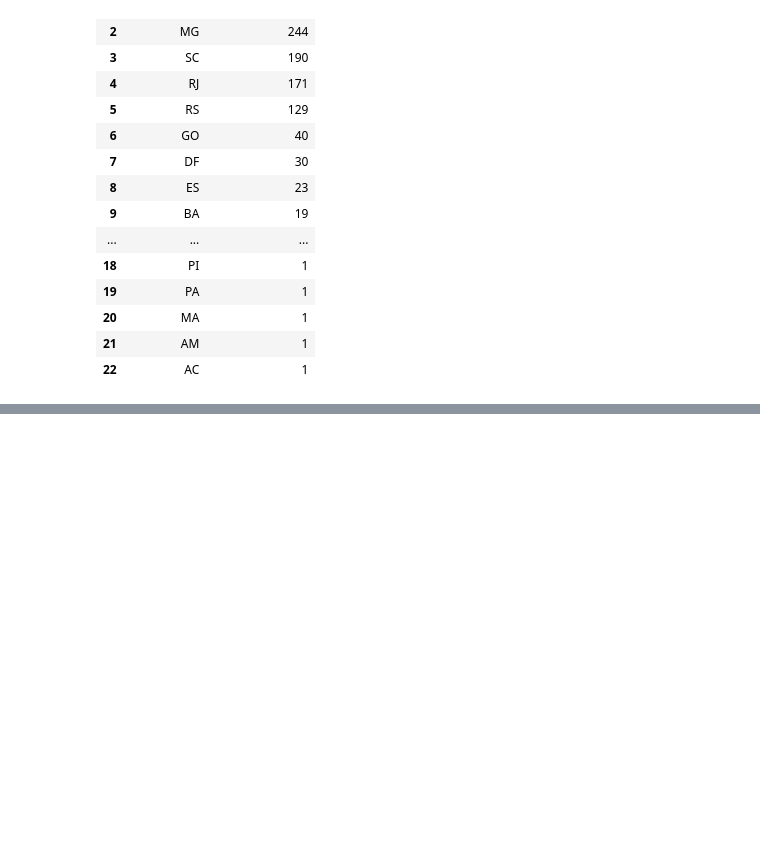
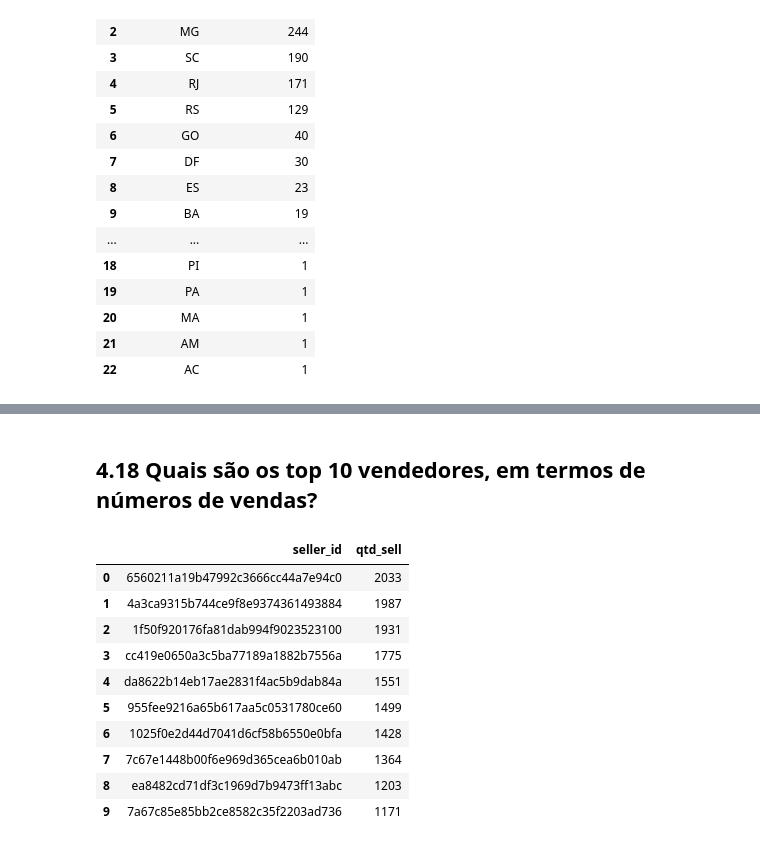
Before and after one commit to brunalimap/python_ds_dev, a Jupyter notebook: notebooks/ex_008_sql.ipynb, the cells around one changed output, grey strips where cells are left out. Cells and saved outputs as stored; diff of their text form; code cells hidden in the pictures; blank space fills up the shorter version.

```diff
--- a/notebooks/ex_008_sql.ipynb
+++ b/notebooks/ex_008_sql.ipynb
@@ -756,0 +797,46 @@ query_execute
+# %% [markdown]
+## 4.18 Quais são os top 10 vendedores, em termos de números de vendas?
+# %%
+query = '''
+WITH sb_sellers AS (
+    select
+        s.seller_id
+    from tb_sellers s
+
+), sb_items AS (
+    select
+        i.order_id,
+        i.seller_id
+    from tb_items i
+
+), sb_order AS (
+    select
+        o.order_id
+    from tb_orders o
+
+)
+select
+    vs.seller_id,
+    COUNT(vo.order_id) AS qtd_sell
+from sb_sellers vs inner join sb_items vi ON (vi.seller_id = vs.seller_id)
+                   inner join sb_order vo ON (vo.order_id = vi.order_id)
+group by vs.seller_id
+order by qtd_sell DESC
+limit 10;
+
+'''
+
+query_execute = pd.read_sql_query(query,conn)
+query_execute
+# %% [output]
+|  | seller_id | qtd_sell |
+| 0 | 6560211a19b47992c3666cc44a7e94c0 | 2033 |
+| 1 | 4a3ca9315b744ce9f8e9374361493884 | 1987 |
+| 2 | 1f50f920176fa81dab994f9023523100 | 1931 |
+| 3 | cc419e0650a3c5ba77189a1882b7556a | 1775 |
+| 4 | da8622b14eb17ae2831f4ac5b9dab84a | 1551 |
+| 5 | 955fee9216a65b617aa5c0531780ce60 | 1499 |
+| 6 | 1025f0e2d44d7041d6cf58b6550e0bfa | 1428 |
+| 7 | 7c67e1448b00f6e969d365cea6b010ab | 1364 |
+| 8 | ea8482cd71df3c1969d7b9473ff13abc | 1203 |
+| 9 | 7a67c85e85bb2ce8582c35f2203ad736 | 1171 |
```
Also changed, not shown: parts of 10 cells of this notebook.
